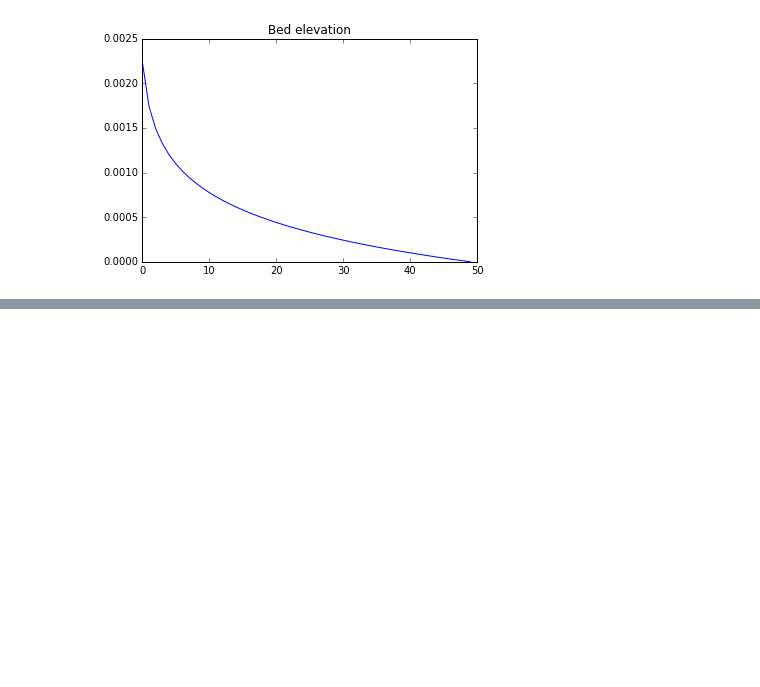
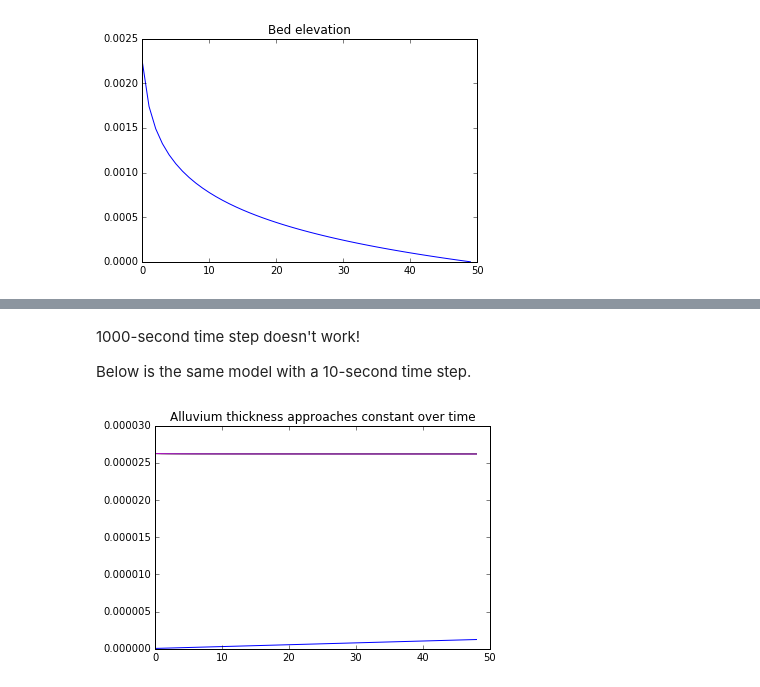
Before and after one commit to gregtucker/fluvial_erosion_theory, a Jupyter notebook: numerical_space_model_1d_timeloop_increase_q.ipynb, the cells around one changed output, grey strips where cells are left out. Drawn from its saved outputs; the diff is of its cells as text; code cells hidden in the pictures; blank space fills up the shorter version.

```diff
--- a/numerical_space_model_1d_timeloop_increase_q.ipynb
+++ b/numerical_space_model_1d_timeloop_increase_q.ipynb
@@ -108,0 +109,58 @@ plt.title('Elevation of top of bedrock')
+# %% [markdown]
+1000-second time step doesn't work!
+
+Below is the same model with a 10-second time step.
+# %%
+num_nodes = 50
+dx = 1.0
+S0 = 0.01
+V = 0.001 # settling velocity
+Ff = 0.5
+Ks = 1.0 # sed erodibility. not necessarily realistic
+Kr = 0.001
+Hstar = 1.0 # sed thickness req'd for full entrainment potential. Not necessarily realistic.
+dt = 10.0 # seconds
+total_time = 5000000.0
+num_time_steps = int(total_time / dt)
+U = 1.0e-7 # 1.0e-7 is still ~3m/year
+r = 0.2 # some runoff factor
+
+# array index
+upper = np.arange(num_nodes-1)
+
+# arrays
+q = (np.arange(num_nodes) + 1)* dx * r # q = distance downstream * r
+Voverq = V/q
+qs = np.zeros(num_nodes)
+qs_in = np.zeros(num_nodes)
+x = dx * np.arange(0, num_nodes)
+H = np.zeros(num_nodes)
+R = np.zeros(num_nodes)
+z = (S0 * (num_nodes - 1) * dx - S0 * x)
+R[:] = z
+
+
+%matplotlib inline
+
+for i in range(num_time_steps):
+    S = (z[upper] - z[1:]) / dx
+
+    Es = Ks * q[upper] * S * (1.0 - np.exp(-H[upper] / Hstar))
+
+    Er = Kr * q[upper] * S * np.exp(-H[upper] / Hstar)
+
+    for j in range(num_nodes - 1):
+        qs[j] = (((Es[j]) + (1-Ff) * Er[j]) / Voverq[j]) * (1.0 - np.exp(-dx * Voverq[j])) + (qs_in[j] * np.exp(-dx * Voverq[j]))
+        qs_in[j+1] = qs[j]
+
+    H[upper] += dt * (qs[upper] * Voverq[upper]) - Ks * q[upper] * S *(1.0 - np.exp(-H[upper]/Hstar))
+
+    R[upper] += dt * (U - Kr * q[upper] * S * (np.exp(-H[upper] / Hstar)))
+
+    if i %10000 == 0:
+        plt.plot(H[:-1])
+        plt.title('Alluvium thickness approaches constant over time')
+
+    z = R + H
+# %% [output]
+[figure, added]
```
Also changed, not shown: parts of 5 cells of this notebook.
